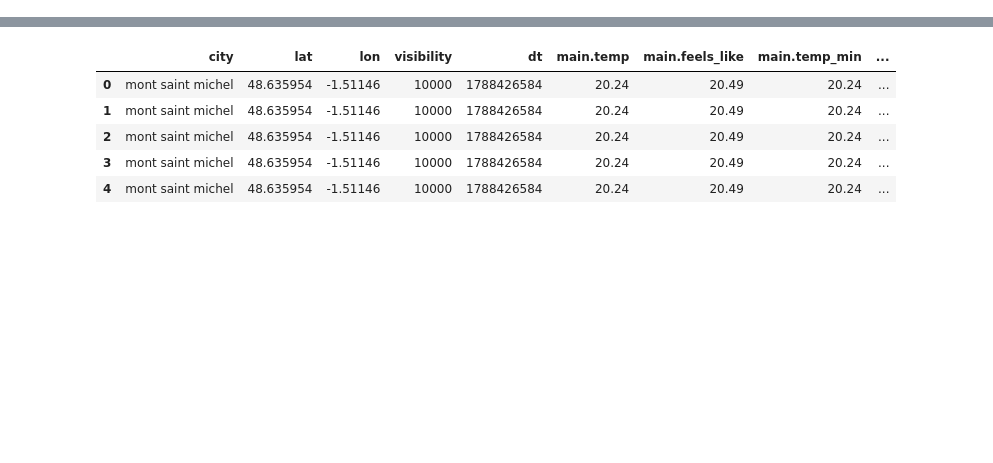
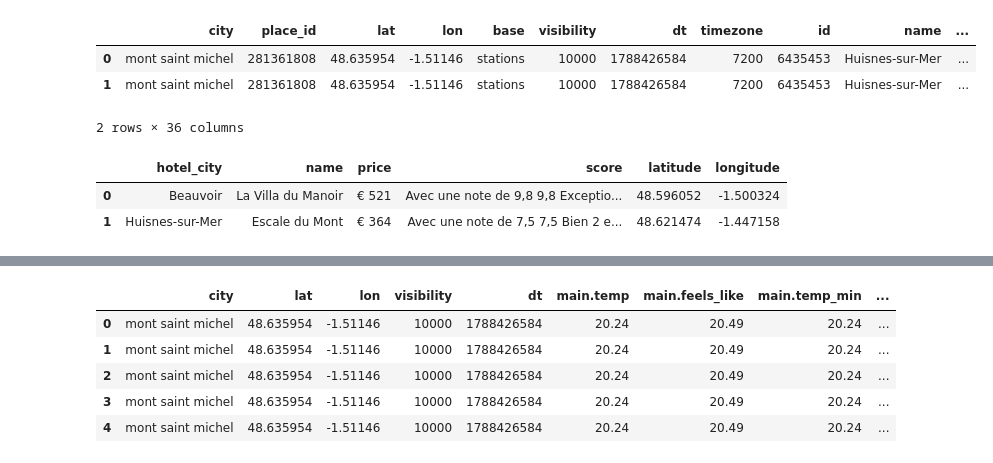
Before and after one commit to helene-mourez/jedha_kayak, a Jupyter notebook: dataset_build.ipynb, the cells around one changed output, grey strips where cells are left out. Saved outputs shown, nothing was run; the diff lists cells and outputs as text; code cells hidden in the pictures; blank space fills up the shorter version.

```diff
--- a/dataset_build.ipynb
+++ b/dataset_build.ipynb
@@ -14,9 +28,22 @@ final_df["hotels"] = final_df["hotels"].apply(ast.literal_eval)
 # %%
 # Une ligne par hôtel
 final_df = final_df.explode("hotels", ignore_index=True)
+# %%
+final_df.head(2)
+# %% [output]
+|  | city | place_id | lat | lon | base | visibility | dt | timezone | id | name | ... |
+| 0 | mont saint michel | 281361808 | 48.635954 | -1.51146 | stations | 10000 | 1788426584 | 7200 | 6435453 | Huisnes-sur-Mer | ... |
+| 1 | mont saint michel | 281361808 | 48.635954 | -1.51146 | stations | 10000 | 1788426584 | 7200 | 6435453 | Huisnes-sur-Mer | ... |
+2 rows × 36 columns
 # %%
 # Transformer chaque dictionnaire hôtel en colonnes
 hotel_details = pd.json_normalize(final_df["hotels"])
+# %%
+hotel_details.head(2)
+# %% [output]
+|  | hotel_city | name | price | score | latitude | longitude |
+| 0 | Beauvoir | La Villa du Manoir | € 521 | Avec une note de 9,8 9,8 Exceptio... | 48.596052 | -1.500324 |
+| 1 | Huisnes-sur-Mer | Escale du Mont | € 364 | Avec une note de 7,5 7,5 Bien 2 e... | 48.621474 | -1.447158 |
 # %%
 hotel_details['name'] = hotel_details['name'].str.split(' - ').str[0] # register hotel label
 hotel_details['rate'] = hotel_details['score'].str.extract(r'(?:de\s+)?(\d+(?:,\d+)?)') # extract hotel score
```
Also changed, not shown: parts of 12 cells of this notebook, 4 other files.
